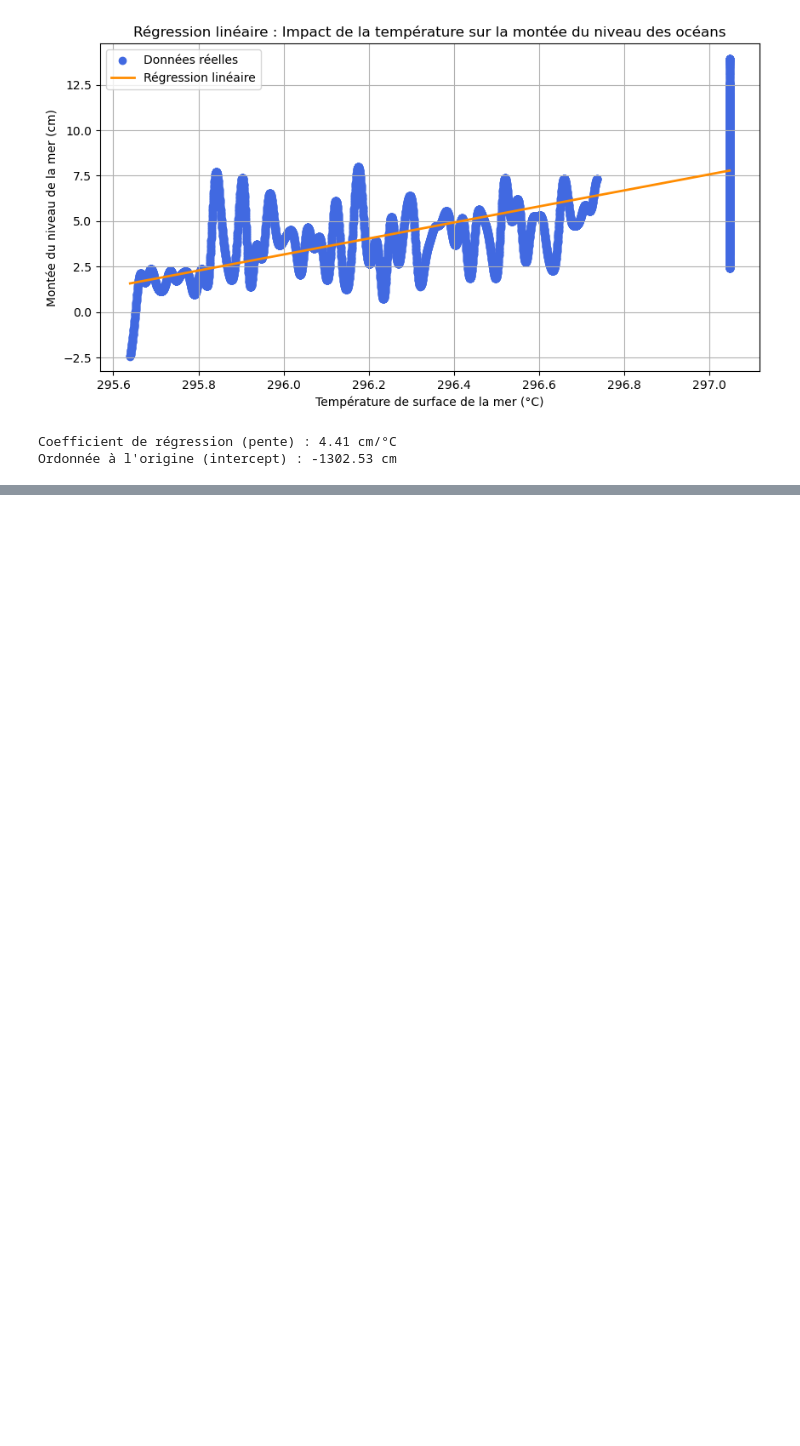
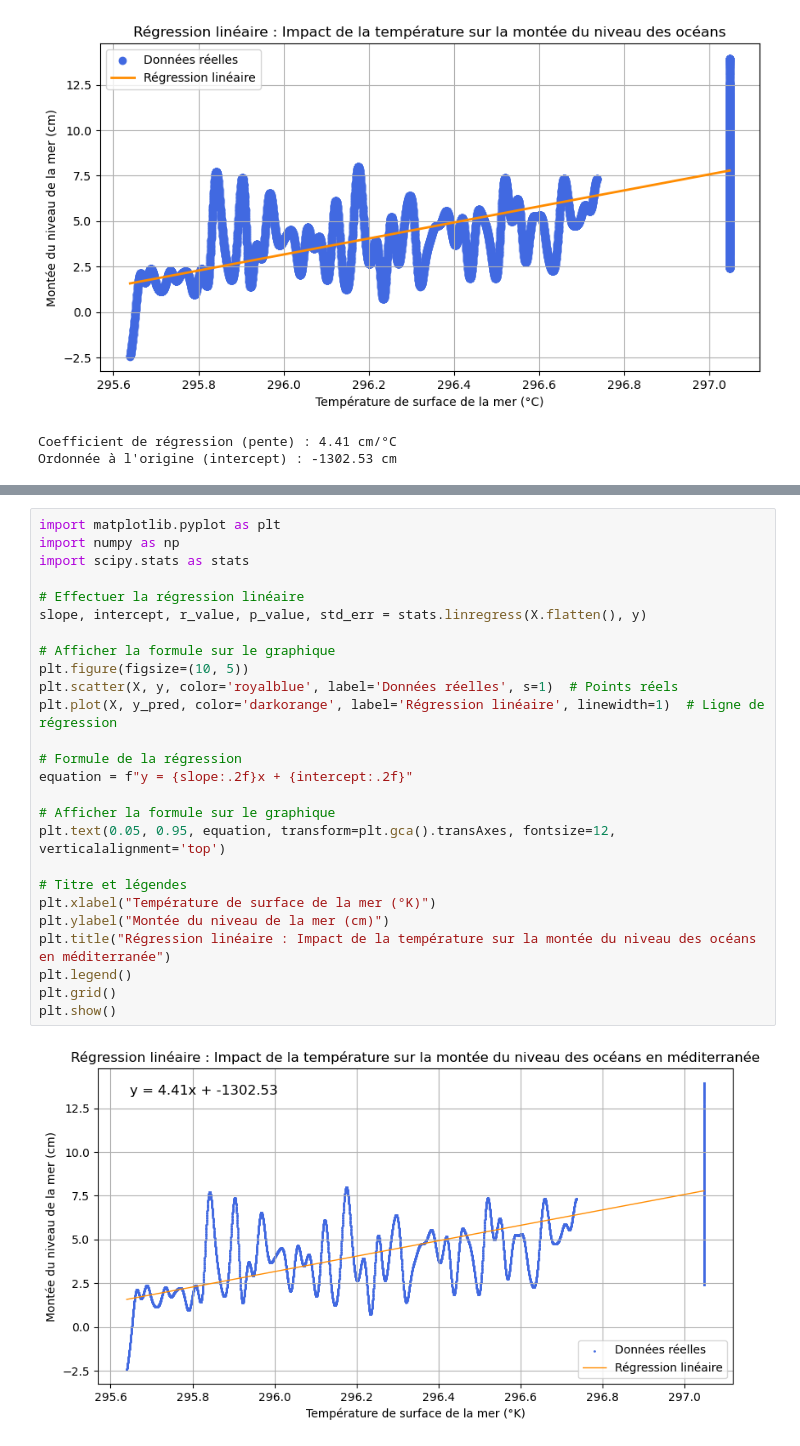
Before and after one commit to LeoDony7/Stat-App-Montee-des-oceans, a Jupyter notebook: visualization.ipynb, the cells around one changed output, grey strips where cells are left out. Drawn from its saved outputs; the diff is of its cells as text; blank space fills up the shorter version.

```diff
--- a/visualization.ipynb
+++ b/visualization.ipynb
@@ -419,0 +475,28 @@ Ordonnée à l'origine (intercept) : -1302.53 cm
+# %%
+import matplotlib.pyplot as plt
+import numpy as np
+import scipy.stats as stats
+
+# Effectuer la régression linéaire
+slope, intercept, r_value, p_value, std_err = stats.linregress(X.flatten(), y)
+
+# Afficher la formule sur le graphique
+plt.figure(figsize=(10, 5))
+plt.scatter(X, y, color='royalblue', label='Données réelles', s=1)  # Points réels
+plt.plot(X, y_pred, color='darkorange', label='Régression linéaire', linewidth=1)  # Ligne de régression
+
+# Formule de la régression
+equation = f"y = {slope:.2f}x + {intercept:.2f}"
+
+# Afficher la formule sur le graphique
+plt.text(0.05, 0.95, equation, transform=plt.gca().transAxes, fontsize=12, verticalalignment='top')
+
+# Titre et légendes
+plt.xlabel("Température de surface de la mer (°K)")
+plt.ylabel("Montée du niveau de la mer (cm)")
+plt.title("Régression linéaire : Impact de la température sur la montée du niveau des océans en méditerranée")
+plt.legend()
+plt.grid()
+plt.show()
+# %% [output]
+[figure, added]
```
Also changed, not shown: parts of 2 cells of this notebook.
